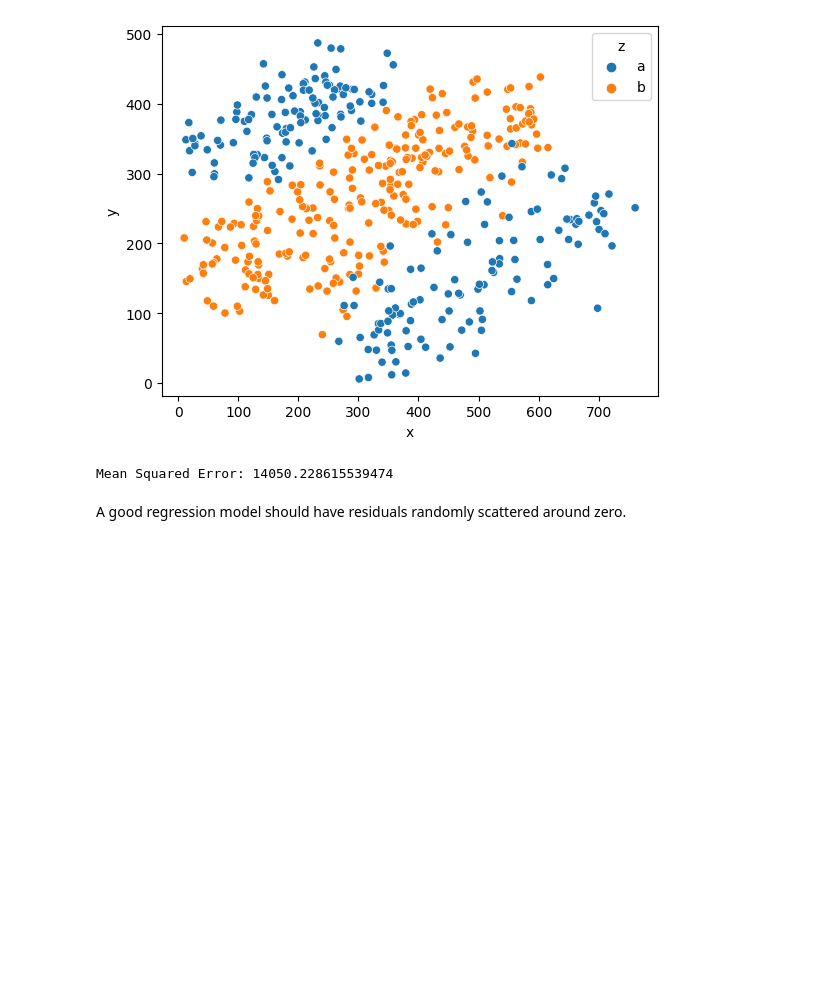
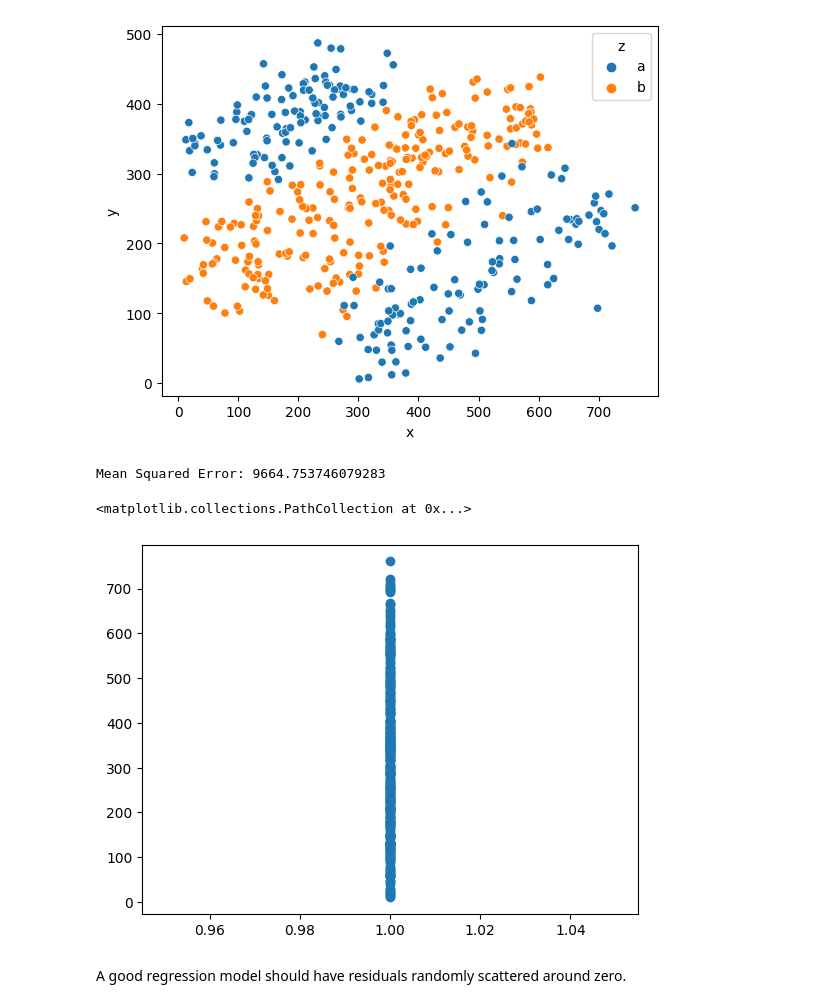
Before and after one commit to Kowallskiy/ML_Algorithm_Compendium, a Jupyter notebook: Projects/2_analysis.ipynb, the cells around one changed output. Cells and saved outputs as stored; diff of their text form; code cells hidden in the pictures; blank space fills up the shorter version.

```diff
--- a/Projects/2_analysis.ipynb
+++ b/Projects/2_analysis.ipynb
@@ -22,26 +22,44 @@ sns.scatterplot(data=df, x="x", y="y", hue="z")
 # %%
 X = df[["x", "z"]]
 y = df["y"]
-# %%
-encoder = OneHotEncoder(sparse=False)
-X_encoded = encoder.fit_transform(X[["z"]])
-
-X = X.drop(columns=["z"])
-X = pd.concat([X, pd.DataFrame(X_encoded, columns=encoder.get_feature_names_out(['z']))], axis=1)
-
-X_train, X_test, y_train, y_test = train_test_split(X, y, test_size=0.2, random_state=42)
-
-model = LinearRegression()
-
-model.fit(X_train, y_train)
-
-y_pred = model.predict(X_test)
-
-mse = mean_squared_error(y_test, y_pred)
-
-print(f"Mean Squared Error: {mse}")
-# %% [output]
-Mean Squared Error: 14050.228615539474
+# %%
+OH_encoder = OneHotEncoder(handle_unknown='ignore', sparse=False)
+
+X_train, X_test, y_train, y_test = train_test_split(X, y, test_size=0.2, random_state=42)
+
+OH_cols_train = pd.DataFrame(OH_encoder.fit_transform(X_train[['z']]))
+OH_cols_test = pd.DataFrame(OH_encoder.transform(X_test[['z']]))
+
+OH_cols_train.index = X_train.index
+OH_cols_test.index = X_test.index
+
+num_X_train = X_train.drop(['z'], axis=1)
+num_X_test = X_test.drop(['z'], axis=1)
+
+OH_X_train = pd.concat([num_X_train, OH_cols_train], axis=1)
+OH_X_test = pd.concat([num_X_test, OH_cols_test], axis=1)
+
+OH_X_train.columns = OH_X_train.columns.astype('str')
+OH_X_test.columns = OH_X_test.columns.astype('str')
+
+OH_X_train = PolynomialFeatures().fit_transform(OH_X_train)
+OH_X_test = PolynomialFeatures().fit_transform(OH_X_test)
+
+model = LinearRegression()
+
+model.fit(OH_X_train, y_train)
+
+y_pred = model.predict(OH_X_test)
+
+mse = mean_squared_error(y_test, y_pred)
+
+print(f"Mean Squared Error: {mse}")
+
+plt.scatter(OH_X_train[:, 0], OH_X_train[:, 1])
+# %% [output]
+Mean Squared Error: 9664.753746079283
+<matplotlib.collections.PathCollection at 0x...>
+[figure, added]
 # %% [markdown]
 A good regression model should have residuals randomly scattered around zero.
 # %%
```
Also changed, not shown: parts of 1 cell of this notebook, 3 other files.
